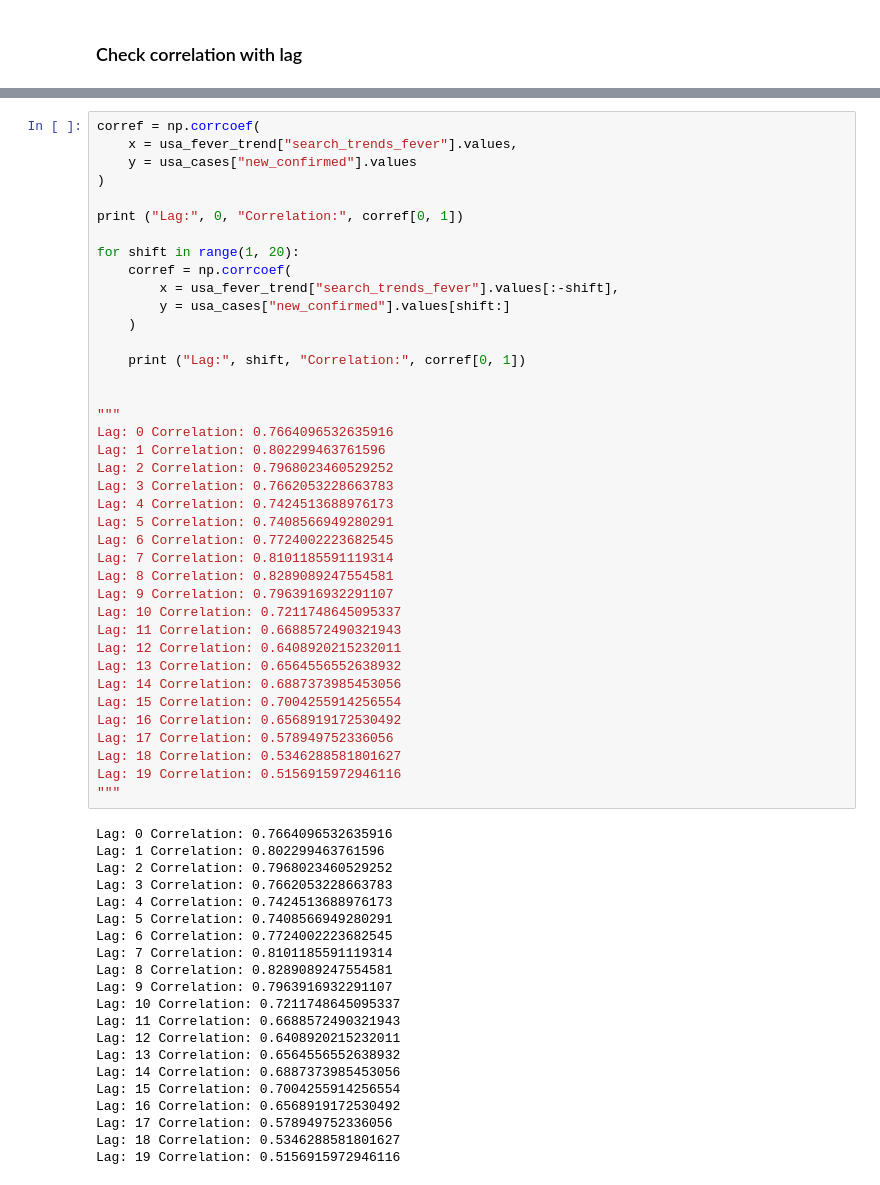
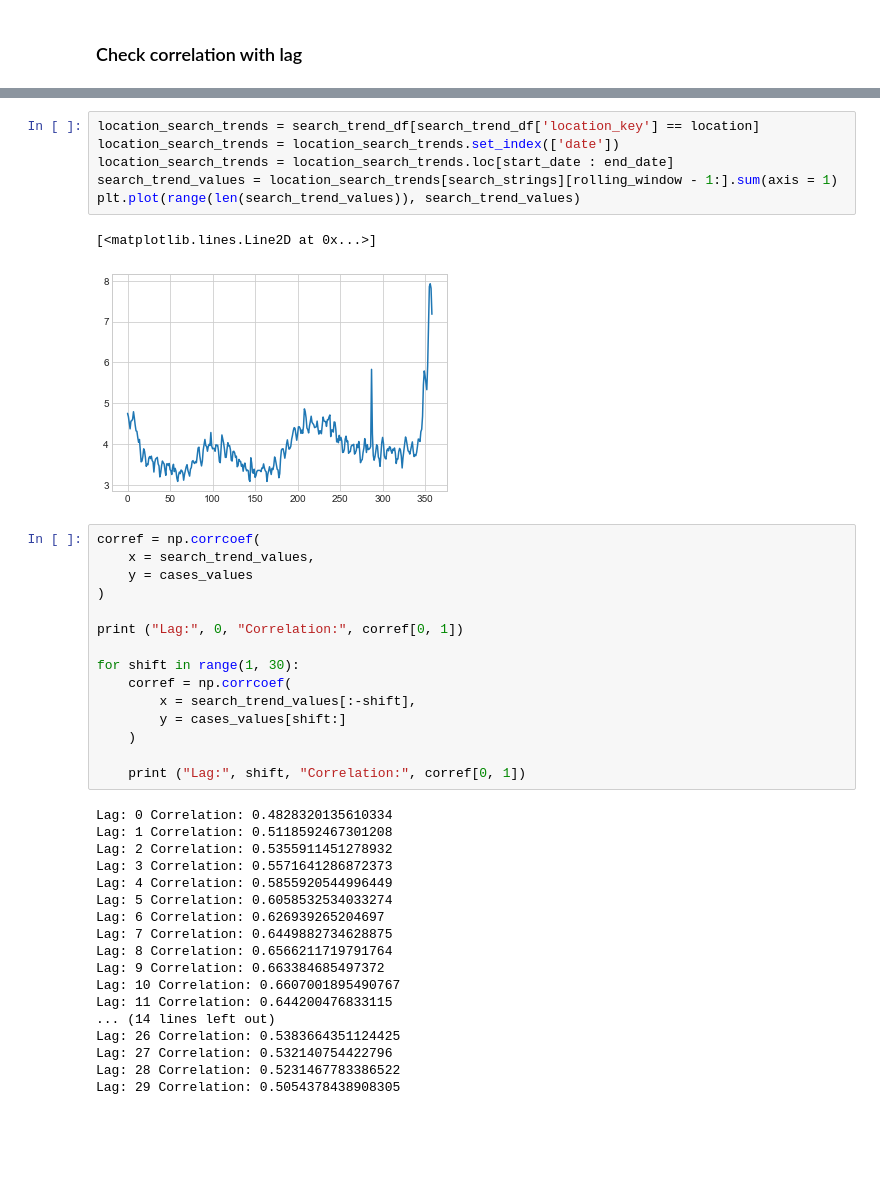
Before and after one commit to CMU-IDS-2022/final-project-dunder-mifflin-paper-company, a Jupyter notebook: notebooks/Search trends -- Case correlation.ipynb, the cells around one changed output, grey strips where cells are left out. Saved outputs shown, nothing was run; the diff lists cells and outputs as text; blank space fills up the shorter version.

```diff
--- a/notebooks/Search trends -- Case correlation.ipynb
+++ b/notebooks/Search trends -- Case correlation.ipynb
@@ -88,60 +106,42 @@ plt.plot(range(len(usa_cases)), usa_cases["new_confirmed"].values)
+# %%
+location_search_trends = search_trend_df[search_trend_df['location_key'] == location]
+location_search_trends = location_search_trends.set_index(['date'])
+location_search_trends = location_search_trends.loc[start_date : end_date]
+search_trend_values = location_search_trends[search_strings][rolling_window - 1:].sum(axis = 1)
+plt.plot(range(len(search_trend_values)), search_trend_values)
+# %% [output]
+[<matplotlib.lines.Line2D at 0x...>]
+[figure, added]
 # %%
 corref = np.corrcoef(
-    x = usa_fever_trend["search_trends_fever"].values,
-    y = usa_cases["new_confirmed"].values
+    x = search_trend_values,
+    y = cases_values
 )
 
 print ("Lag:", 0, "Correlation:", corref[0, 1])
 
-for shift in range(1, 20):
+for shift in range(1, 30):
     corref = np.corrcoef(
-        x = usa_fever_trend["search_trends_fever"].values[:-shift],
-        y = usa_cases["new_confirmed"].values[shift:]
+        x = search_trend_values[:-shift],
+        y = cases_values[shift:]
     )
 
     print ("Lag:", shift, "Correlation:", corref[0, 1])
-
-
-"""
-Lag: 0 Correlation: 0.7664096532635916
-Lag: 1 Correlation: 0.802299463761596
-Lag: 2 Correlation: 0.7968023460529252
-Lag: 3 Correlation: 0.7662053228663783
-Lag: 4 Correlation: 0.7424513688976173
-Lag: 5 Correlation: 0.7408566949280291
-Lag: 6 Correlation: 0.7724002223682545
-Lag: 7 Correlation: 0.8101185591119314
-Lag: 8 Correlation: 0.8289089247554581
-Lag: 9 Correlation: 0.7963916932291107
-Lag: 10 Correlation: 0.7211748645095337
-Lag: 11 Correlation: 0.6688572490321943
-Lag: 12 Correlation: 0.6408920215232011
-Lag: 13 Correlation: 0.6564556552638932
-Lag: 14 Correlation: 0.6887373985453056
-Lag: 15 Correlation: 0.7004255914256554
-Lag: 16 Correlation: 0.6568919172530492
-Lag: 17 Correlation: 0.578949752336056
-Lag: 18 Correlation: 0.5346288581801627
-Lag: 19 Correlation: 0.5156915972946116
-"""
 # %% [output]
-Lag: 0 Correlation: 0.7664096532635916
-Lag: 1 Correlation: 0.802299463761596
-Lag: 2 Correlation: 0.7968023460529252
-Lag: 3 Correlation: 0.7662053228663783
-Lag: 4 Correlation: 0.7424513688976173
-Lag: 5 Correlation: 0.7408566949280291
-Lag: 6 Correlation: 0.7724002223682545
-Lag: 7 Correlation: 0.8101185591119314
-Lag: 8 Correlation: 0.8289089247554581
-Lag: 9 Correlation: 0.7963916932291107
-Lag: 10 Correlation: 0.7211748645095337
-Lag: 11 Correlation: 0.6688572490321943
-Lag: 12 Correlation: 0.6408920215232011
-Lag: 13 Correlation: 0.6564556552638932
-Lag: 14 Correlation: 0.6887373985453056
-Lag: 15 Correlation: 0.7004255914256554
-Lag: 16 Correlation: 0.6568919172530492
-Lag: 17 Correlation: 0.578949752336056
-Lag: 18 Correlation: 0.5346288581801627
-Lag: 19 Correlation: 0.5156915972946116
+Lag: 0 Correlation: 0.4828320135610334
+Lag: 1 Correlation: 0.5118592467301208
+Lag: 2 Correlation: 0.5355911451278932
+Lag: 3 Correlation: 0.5571641286872373
+Lag: 4 Correlation: 0.5855920544996449
+Lag: 5 Correlation: 0.6058532534033274
+Lag: 6 Correlation: 0.626939265204697
+Lag: 7 Correlation: 0.6449882734628875
+Lag: 8 Correlation: 0.6566211719791764
+Lag: 9 Correlation: 0.663384685497372
+Lag: 10 Correlation: 0.6607001895490767
+Lag: 11 Correlation: 0.644200476833115
+... (14 lines left out)
+Lag: 26 Correlation: 0.5383664351124425
+Lag: 27 Correlation: 0.532140754422796
+Lag: 28 Correlation: 0.5231467783386522
+Lag: 29 Correlation: 0.5054378438908305
```
Also changed, not shown: parts of 6 cells of this notebook, 1 other file.
